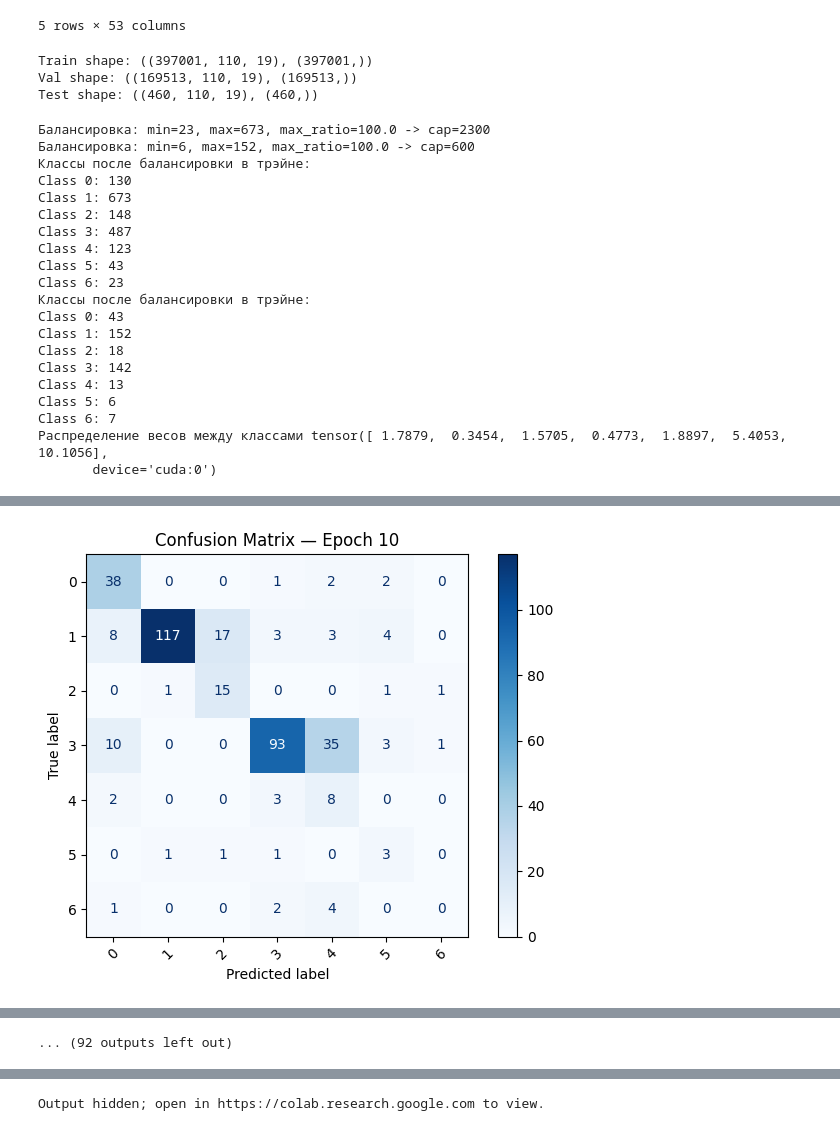
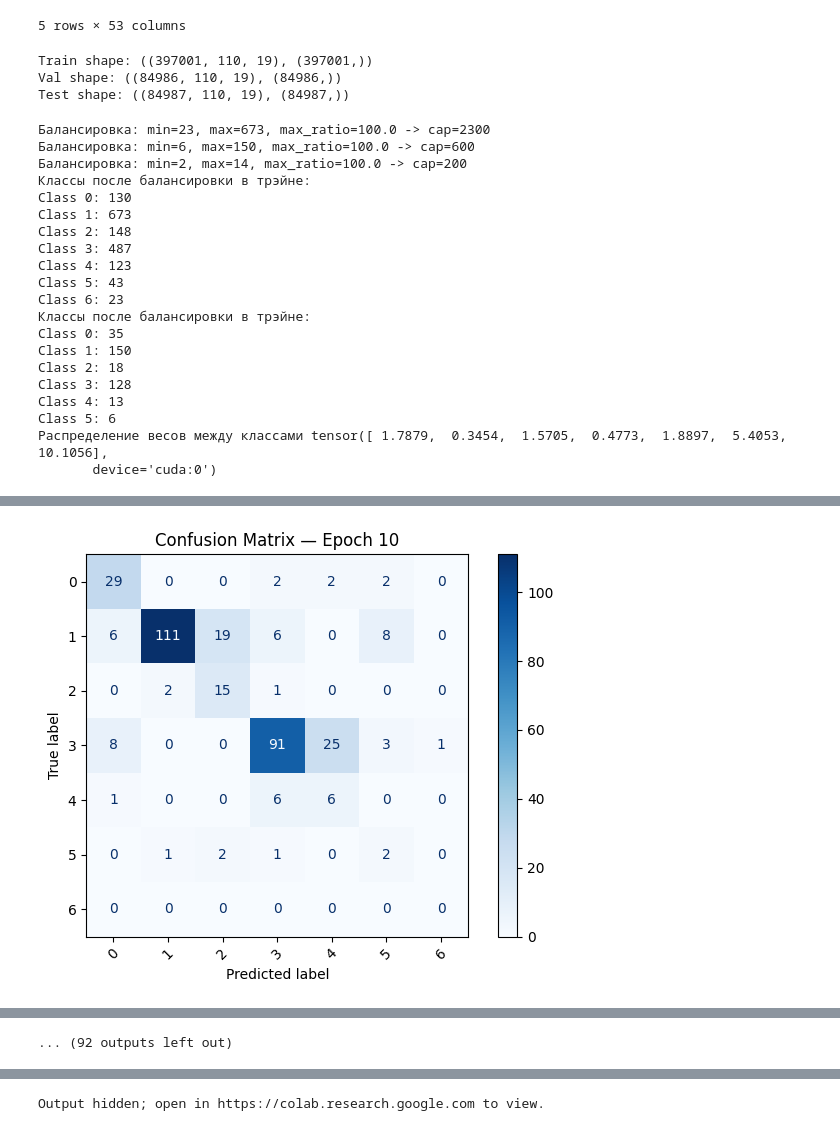
Before and after one commit to SIA86/-DUET, a Jupyter notebook: duet_class/DUET_classification.ipynb, the cells around one changed output, grey strips where cells are left out. Drawn from its saved outputs; the diff is of its cells as text; code cells hidden in the pictures.

```diff
--- a/duet_class/DUET_classification.ipynb
+++ b/duet_class/DUET_classification.ipynb
@@ -40,7 +40,7 @@ config = DUETConfig(
     # =========================
     # Общие параметры
     # =========================
-    split_ratio = (0.70, 0.299, 0.001),
+    split_ratio = (0.70, 0.15, 0.15),
     timestamp_col = "timestamp",
     features = [
        'Open', 'High', 'Low', 'Close',
@@ -296,13 +296,13 @@ print(f"Val shape: {x_val.shape, y_val.shape}")
 print(f"Test shape: {x_test.shape, y_test.shape}")
 # %% [output]
 Train shape: ((397001, 110, 19), (397001,))
-Val shape: ((169513, 110, 19), (169513,))
-Test shape: ((460, 110, 19), (460,))
+Val shape: ((84986, 110, 19), (84986,))
+Test shape: ((84987, 110, 19), (84987,))
 # %%
 # @title Балансируем и убираем не аномалии
 x_train, y_train = preprocess.balance_windows(x_train, y_train, max_ratio=100, exclude_labels=[-1])
 x_val, y_val = preprocess.balance_windows(x_val, y_val, max_ratio=100, exclude_labels=[-1])
-# x_test, y_test = preprocess.balance_windows(x_test, y_test, max_ratio=100, exclude_labels=-1)
+x_test, y_test = preprocess.balance_windows(x_test, y_test, max_ratio=100, exclude_labels=-1)
 
 from sklearn.preprocessing import LabelEncoder
 
@@ -327,7 +327,8 @@ class_weights = torch.tensor(class_weights, dtype=torch.float32).to(device)
 print(f"Распределение весов между класcами {class_weights}")
 # %% [output]
 Балансировка: min=23, max=673, max_ratio=100.0 -> cap=2300
-Балансировка: min=6, max=152, max_ratio=100.0 -> cap=600
+Балансировка: min=6, max=150, max_ratio=100.0 -> cap=600
+Балансировка: min=2, max=14, max_ratio=100.0 -> cap=200
 Классы после балансировки в трэйне:
 Class 0: 130
 Class 1: 673
@@ -337,13 +338,12 @@ Class 4: 123
 Class 5: 43
 Class 6: 23
 Классы после балансировки в трэйне:
-Class 0: 43
-Class 1: 152
+Class 0: 35
+Class 1: 150
 Class 2: 18
-Class 3: 142
+Class 3: 128
 Class 4: 13
 Class 5: 6
-Class 6: 7
 Распределение весов между класcами tensor([ 1.7879,  0.3454,  1.5705,  0.4773,  1.8897,  5.4053, 10.1056],
        device='cuda:0')
 # %%
@@ -358,8 +358,15 @@ val_dataset = TensorDataset(
     torch.tensor(y_val, dtype=torch.long)
 )
 
+test_dataset = TensorDataset(
+    torch.tensor(x_test, dtype=torch.float32),
+    torch.tensor(y_test, dtype=torch.long)
+)
+
+
 train_loader = DataLoader(train_dataset, batch_size=config.batch_size, shuffle=True)
 val_loader = DataLoader(val_dataset, batch_size=config.batch_size)
+test_loader = DataLoader(test_dataset, batch_size=config.batch_size)
 
 # --- 6. Инициализация модели ---
 model = DUETModel(config).to(device)
@@ -394 +402 @@ Saving best val_acc model weights to /content/drive/MyDrive/stocks/duet/duet_cla
-[figure, old version]
+[figure, new version]
```
Also changed, not shown: parts of 6 cells of this notebook, 1 other file.
